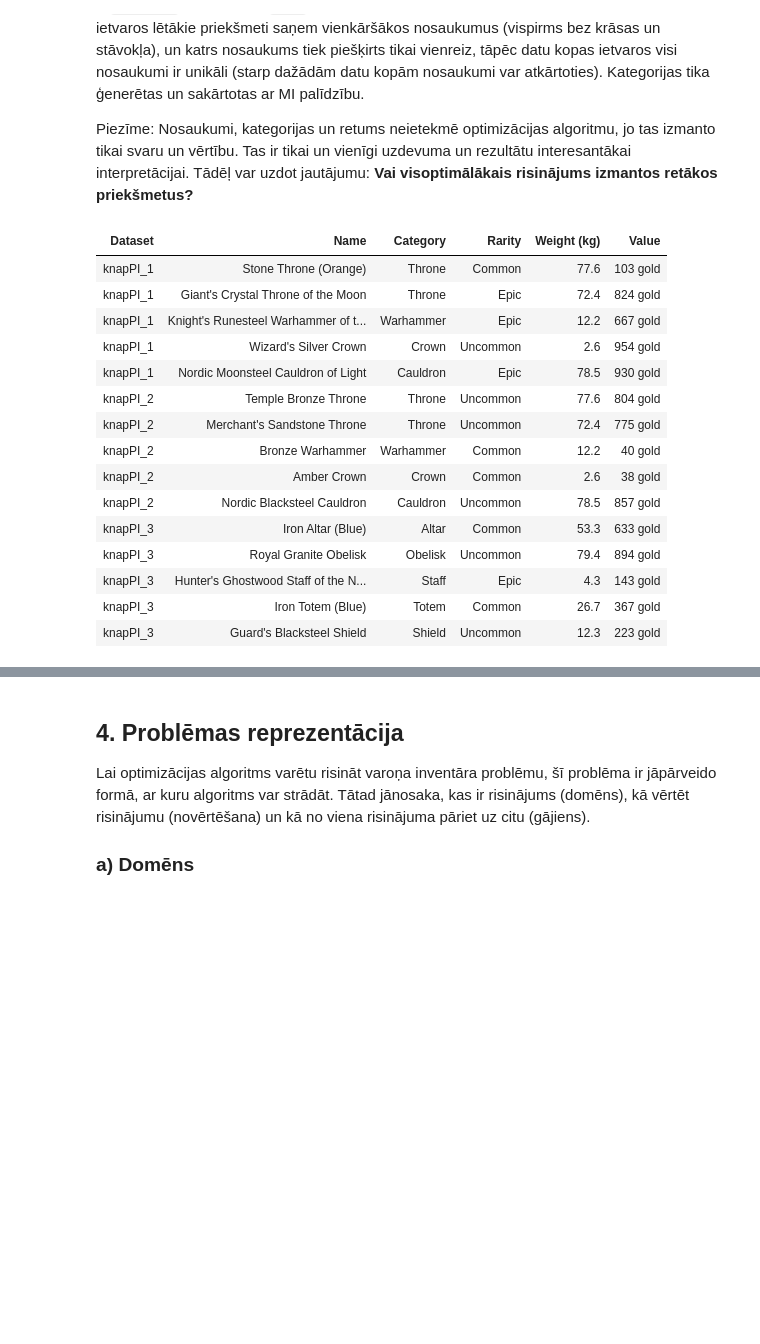
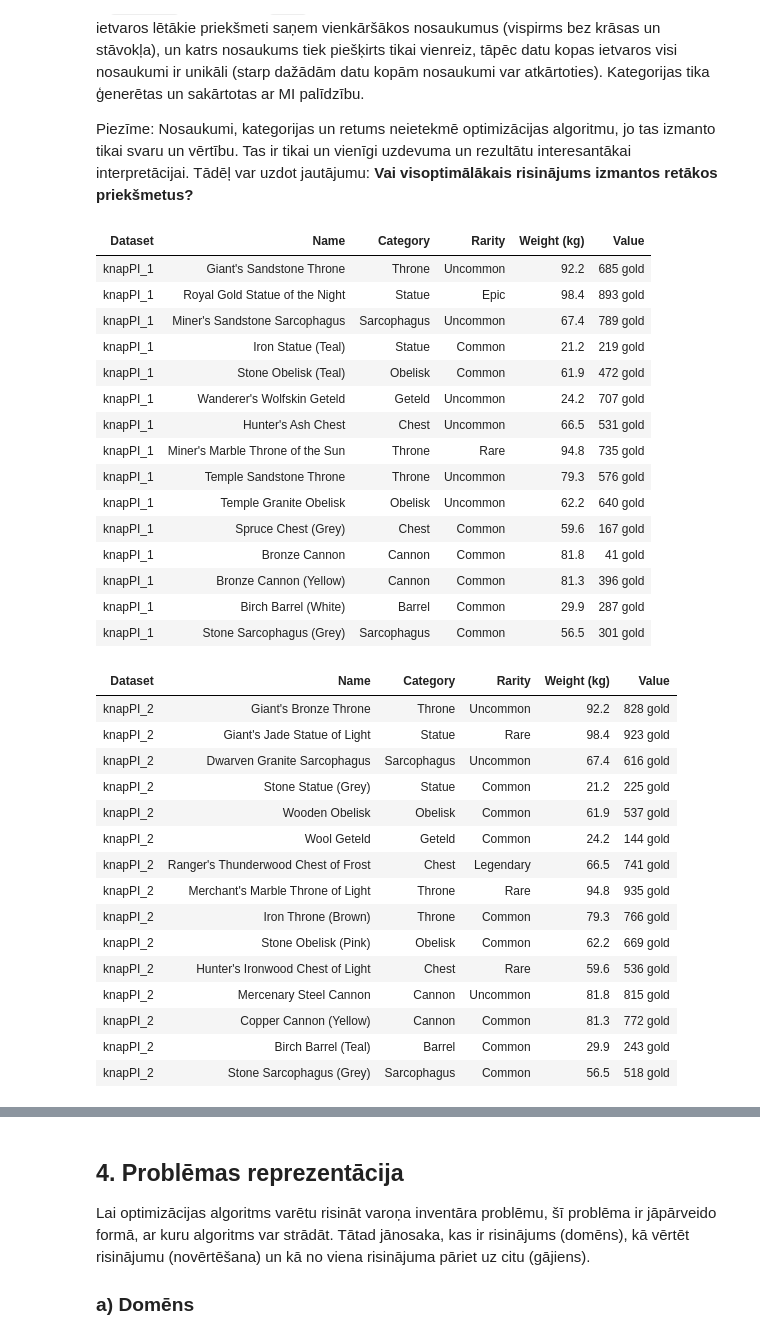
Before and after one commit to LucyferYX/SA-Knapsack-Pisinger, a Jupyter notebook: code.ipynb, the cells around one changed output, grey strips where cells are left out. Cells and saved outputs as stored; diff of their text form; code cells hidden in the pictures; blank space fills up the shorter version.

```diff
--- a/code.ipynb
+++ b/code.ipynb
@@ -301,48 +301,66 @@ def name_items(items: list, seed: int = 42) -> list:
             pool = []
             for level in candidate_names(cat, its[0]['group'], tier):
                 rng.shuffle(level)
                 pool += level
             assert len(pool) >= len(tier_items), f'[WARNING] Nepietiek nosaukumu: {cat}, {RARITIES[tier][0]}'
             for it, name in zip(tier_items, pool):
                 it['name'] = name
     return items
 
 
 # Piešķir nosaukumus visiem priekšmetiem katrā datu kopā (visi izmēri)
 for ds in instances.values():
     name_items(ds['items'])
     names = [it['name'] for it in ds['items']]
     assert len(set(names)) == len(names), '[WARNING] Nosaukumi nav unikāli'
 
 
-# Piemērs: 5 nejauši priekšmeti no katras datu kopas
+# Piemērs: 15 nejauši priekšmeti no katras datu kopas
 sample_rows = []
 for name, ds in datasets.items():
-    for it in random.Random(42).sample(ds['items'], 5):
+    for it in random.Random(69).sample(ds['items'], 15):
         sample_rows.append({
             'Dataset':     name,
             'Name':        it['name'],
             'Category':    it['category'],
             'Rarity':      it['rarity'],
             'Weight (kg)': f"{it['weight'] / 10:.1f}",
             'Value':       f"{it['value']} gold",
         })
 
-pd.DataFrame(sample_rows).style.hide(axis='index')
+for t in (1, 2, 3):
+    df = pd.DataFrame([row for row in sample_rows if row['Dataset'] == f'knapPI_{t}'])
+    display(df.style.hide(axis='index'))
 # %% [output]
 | Dataset | Name | Category | Rarity | Weight (kg) | Value |
-| knapPI_1 | Stone Throne (Orange) | Throne | Common | 77.6 | 103 gold |
-| knapPI_1 | Giant's Crystal Throne of the Moon | Throne | Epic | 72.4 | 824 gold |
-| knapPI_1 | Knight's Runesteel Warhammer of t... | Warhammer | Epic | 12.2 | 667 gold |
-| knapPI_1 | Wizard's Silver Crown | Crown | Uncommon | 2.6 | 954 gold |
-| knapPI_1 | Nordic Moonsteel Cauldron of Light | Cauldron | Epic | 78.5 | 930 gold |
-| knapPI_2 | Temple Bronze Throne | Throne | Uncommon | 77.6 | 804 gold |
-| knapPI_2 | Merchant's Sandstone Throne | Throne | Uncommon | 72.4 | 775 gold |
-| knapPI_2 | Bronze Warhammer | Warhammer | Common | 12.2 | 40 gold |
-| knapPI_2 | Amber Crown | Crown | Common | 2.6 | 38 gold |
-| knapPI_2 | Nordic Blacksteel Cauldron | Cauldron | Uncommon | 78.5 | 857 gold |
-| knapPI_3 | Iron Altar (Blue) | Altar | Common | 53.3 | 633 gold |
-| knapPI_3 | Royal Granite Obelisk | Obelisk | Uncommon | 79.4 | 894 gold |
-| knapPI_3 | Hunter's Ghostwood Staff of the N... | Staff | Epic | 4.3 | 143 gold |
-| knapPI_3 | Iron Totem (Blue) | Totem | Common | 26.7 | 367 gold |
-| knapPI_3 | Guard's Blacksteel Shield | Shield | Uncommon | 12.3 | 223 gold |
+| knapPI_1 | Giant's Sandstone Throne | Throne | Uncommon | 92.2 | 685 gold |
+| knapPI_1 | Royal Gold Statue of the Night | Statue | Epic | 98.4 | 893 gold |
+| knapPI_1 | Miner's Sandstone Sarcophagus | Sarcophagus | Uncommon | 67.4 | 789 gold |
+| knapPI_1 | Iron Statue (Teal) | Statue | Common | 21.2 | 219 gold |
+| knapPI_1 | Stone Obelisk (Teal) | Obelisk | Common | 61.9 | 472 gold |
+| knapPI_1 | Wanderer's Wolfskin Geteld | Geteld | Uncommon | 24.2 | 707 gold |
+| knapPI_1 | Hunter's Ash Chest | Chest | Uncommon | 66.5 | 531 gold |
+| knapPI_1 | Miner's Marble Throne of the Sun | Throne | Rare | 94.8 | 735 gold |
+| knapPI_1 | Temple Sandstone Throne | Throne | Uncommon | 79.3 | 576 gold |
+| knapPI_1 | Temple Granite Obelisk | Obelisk | Uncommon | 62.2 | 640 gold |
+| knapPI_1 | Spruce Chest (Grey) | Chest | Common | 59.6 | 167 gold |
+| knapPI_1 | Bronze Cannon | Cannon | Common | 81.8 | 41 gold |
+| knapPI_1 | Bronze Cannon (Yellow) | Cannon | Common | 81.3 | 396 gold |
+| knapPI_1 | Birch Barrel (White) | Barrel | Common | 29.9 | 287 gold |
+| knapPI_1 | Stone Sarcophagus (Grey) | Sarcophagus | Common | 56.5 | 301 gold |
+| Dataset | Name | Category | Rarity | Weight (kg) | Value |
+| knapPI_2 | Giant's Bronze Throne | Throne | Uncommon | 92.2 | 828 gold |
+| knapPI_2 | Giant's Jade Statue of Light | Statue | Rare | 98.4 | 923 gold |
+| knapPI_2 | Dwarven Granite Sarcophagus | Sarcophagus | Uncommon | 67.4 | 616 gold |
+| knapPI_2 | Stone Statue (Grey) | Statue | Common | 21.2 | 225 gold |
+| knapPI_2 | Wooden Obelisk | Obelisk | Common | 61.9 | 537 gold |
+| knapPI_2 | Wool Geteld | Geteld | Common | 24.2 | 144 gold |
+| knapPI_2 | Ranger's Thunderwood Chest of Frost | Chest | Legendary | 66.5 | 741 gold |
+| knapPI_2 | Merchant's Marble Throne of Light | Throne | Rare | 94.8 | 935 gold |
+| knapPI_2 | Iron Throne (Brown) | Throne | Common | 79.3 | 766 gold |
+| knapPI_2 | Stone Obelisk (Pink) | Obelisk | Common | 62.2 | 669 gold |
+| knapPI_2 | Hunter's Ironwood Chest of Light | Chest | Rare | 59.6 | 536 gold |
+| knapPI_2 | Mercenary Steel Cannon | Cannon | Uncommon | 81.8 | 815 gold |
+| knapPI_2 | Copper Cannon (Yellow) | Cannon | Common | 81.3 | 772 gold |
+| knapPI_2 | Birch Barrel (Teal) | Barrel | Common | 29.9 | 243 gold |
+| knapPI_2 | Stone Sarcophagus (Grey) | Sarcophagus | Common | 56.5 | 518 gold |
```
Also changed, not shown: parts of 1 cell of this notebook, 1 other file.
